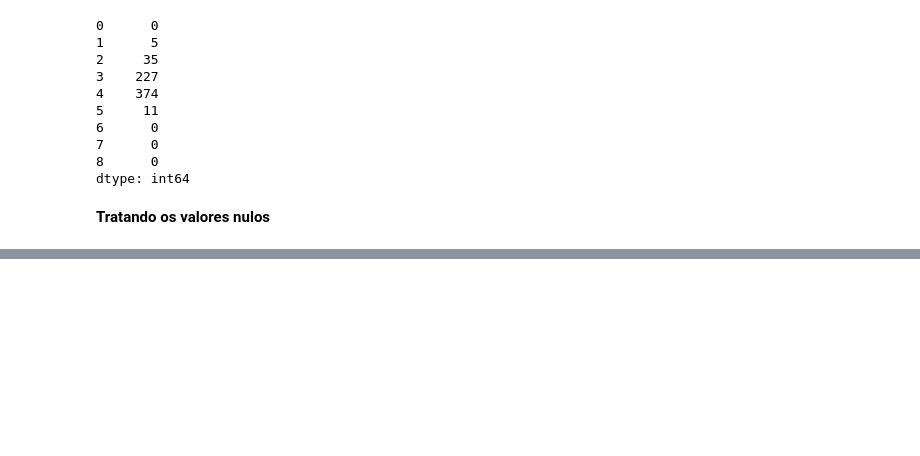
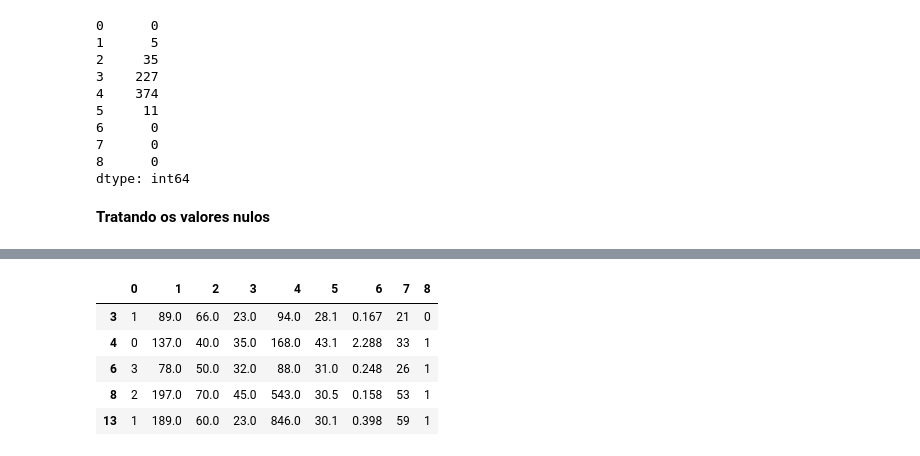
Before and after one commit to gthiagosilva/bootcamp_machine_learning, a Jupyter notebook: Aula_3_3_1_Preparando_o_Dataset.ipynb, the cells around one changed output, grey strips where cells are left out. Cells and saved outputs as stored; diff of their text form; code cells hidden in the pictures; blank space fills up the shorter version.

```diff
--- a/Aula_3_3_1_Preparando_o_Dataset.ipynb
+++ b/Aula_3_3_1_Preparando_o_Dataset.ipynb
@@ -345,3 +345,7 @@ pima_dataset.isnull().sum() #mostra a quantidade de valores nulos existentes em
 dtype: int64
 # %% [markdown]
 **Tratando os valores nulos**
+# %%
+#apenas removendo as colunas que contém valores nulos
+df_remove_nan=pima_dataset.dropna()
+df_remove_nan.info()
@@ -347,0 +369,9 @@ dtype: int64
+# %%
+df_remove_nan.head()
+# %% [output]
+|  | 0 | 1 | 2 | 3 | 4 | 5 | 6 | 7 | 8 |
+| 3 | 1 | 89.0 | 66.0 | 23.0 | 94.0 | 28.1 | 0.167 | 21 | 0 |
+| 4 | 0 | 137.0 | 40.0 | 35.0 | 168.0 | 43.1 | 2.288 | 33 | 1 |
+| 6 | 3 | 78.0 | 50.0 | 32.0 | 88.0 | 31.0 | 0.248 | 26 | 1 |
+| 8 | 2 | 197.0 | 70.0 | 45.0 | 543.0 | 30.5 | 0.158 | 53 | 1 |
+| 13 | 1 | 189.0 | 60.0 | 23.0 | 846.0 | 30.1 | 0.398 | 59 | 1 |
```
Also changed, not shown: parts of 20 cells of this notebook.
